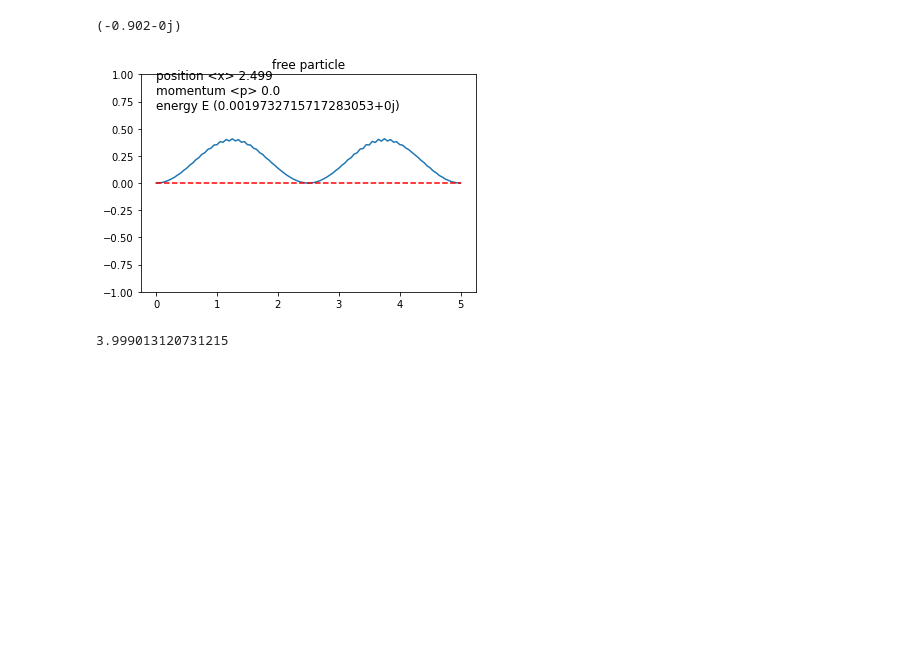
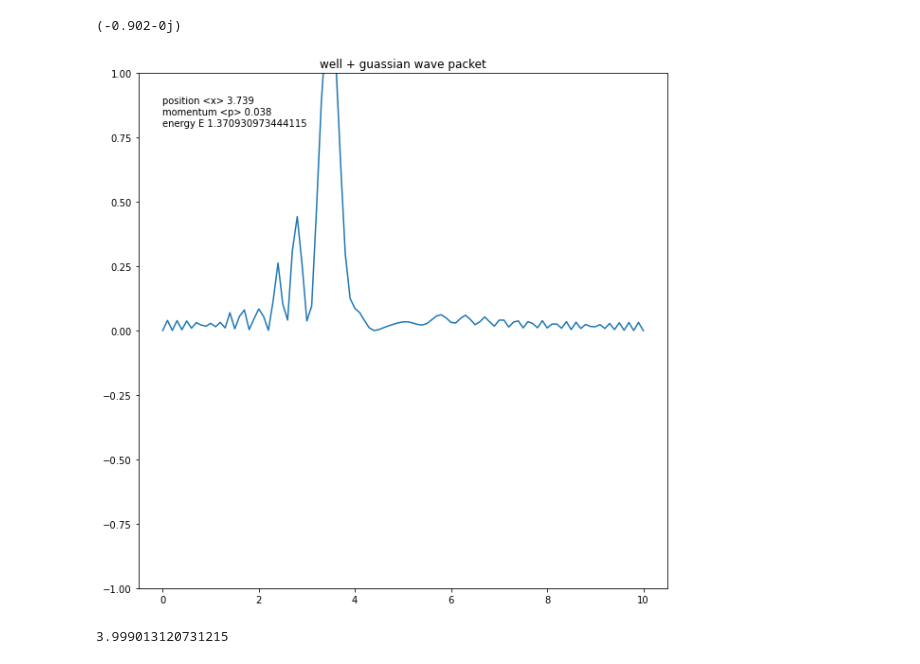
Before and after one commit to sushiTonpai/schrodinger, a Jupyter notebook: Time-dependent schrodinger in 1D.ipynb, the cells around one changed output. Cells and saved outputs as stored; diff of their text form; code cells hidden in the pictures; blank space fills up the shorter version.

```diff
--- a/Time-dependent schrodinger in 1D.ipynb
+++ b/Time-dependent schrodinger in 1D.ipynb
@@ -149,13 +155,18 @@ def simulation(psi,V):
     return psi_tot
 # %%
 # psi0 as gaussian
-# psi = gen_gaussian(x, x0 = -2 , sigma = 1/5 , p0 = 20)
+psi = gen_gaussian(x, x0 = 2 , sigma = 1/5 , p0 = 20)
+psi = normalize(psi,x)
+
+# psi0 as ground state
+# psi = gen_sine(x,2)
 # psi = normalize(psi,x)
 
-# psi0 as ground state
-psi0 = gen_sine(x,1)
-psi0 = normalize(psi0,x)
+#psi1 as 2nd ground state
+# psi = gen_sine(x,2)
+# psi = normalize(psi,x)
 
-#psi1 as 2nd ground state
-psi1 = gen_sine(x,2)
-psi1 = normalize(psi1,x)
+
+V = V_well(x)
+plt.plot(x,density(psi))
+plt.plot(x,V)
@@ -162,6 +176,5 @@ psi1 = normalize(psi1,x)
 # %%
-
-
-V0 = V_free_particle(x)
-psi_m00 = simulation(psi0.astype(complex),V0)
-psi_m01 = simulation(psi1.astype(complex),V0)
+# potential init
+V0 = V_well(x)
+# simulation
+psi_m00 = simulation(psi.astype(complex),V0)
@@ -223,51 +223,53 @@ psi_m00.shape
 from matplotlib.animation import FuncAnimation
 import os
 # method used
-psi_mm = psi_m01
+psi_mm = psi_m00
 
 #calculate E
 E = get_e(psi_mm)
 
 
-# function update 1d wave over time
-fig,ax = plt.subplots()
+fig,ax = plt.subplots(figsize  = (10,10))
 line, = ax.plot(x,density(psi_mm[0,:]))
 line2, = ax.plot(x, V0 , '--' ,color = 'r')
+title = "well + guassian wave packet"
+
 def text_pos(sframe):
     return f'position <x> {round(get_position(psi_mm[sframe,:]),3).real}'
 def text_momentum(sframe):
     return f'momentum <p> {round(get_momentum(psi_mm[sframe,:]),3).real}'
 def text_energy():
     return f'energy E {E}'
-txt = ax.text(0 , 0.85 ,f'{text_pos(0)} \n{text_momentum(0)} \n{text_energy()}', ha='left', va='center', fontsize=12, color="black")
-plt.title("free particle")
+txt = ax.text(0 , 0.85 ,f'{text_pos(0)} \n{text_momentum(0)} \n{text_energy()}', ha='left', va='center', fontsize=10, color="black")
+plt.title(title)
 plt.ylim(-1,1)
 
+# function update 1d wave over time
 def update(frame):
     line.set_ydata(density(psi_mm[50 * frame,:]))
     txt.set_text(f'{text_pos(50*frame)} \n{text_momentum(50*frame)} \n{text_energy()}')
     return line, txt,
 
 
 
 #number of frames
 nframes = len(psi_mm) // 50
 
 ani = FuncAnimation(fig,update, frames = nframes, interval = 1, blit = True)
 
 
 # save animation
 file_format = 'gif'
-file_name = '1D TDSE v1.1'
+file_name = f'1D TDSE v1 {title}'
 
 directory = '/Users/Admin/Desktop/senior/animation'
 output_file = os.path.join(directory, f'{file_name}.{file_format}')
 
 ani.save(output_file, writer='pillow', fps=15)
 
 plt.show()
 # %% [output]
-[figure, old version]
+[figure, new version]
 # %%
 # comparing Es
 get_e(psi_m01) / get_e(psi_m00)
```
Also changed, not shown: parts of 6 cells of this notebook, 2 other files.
